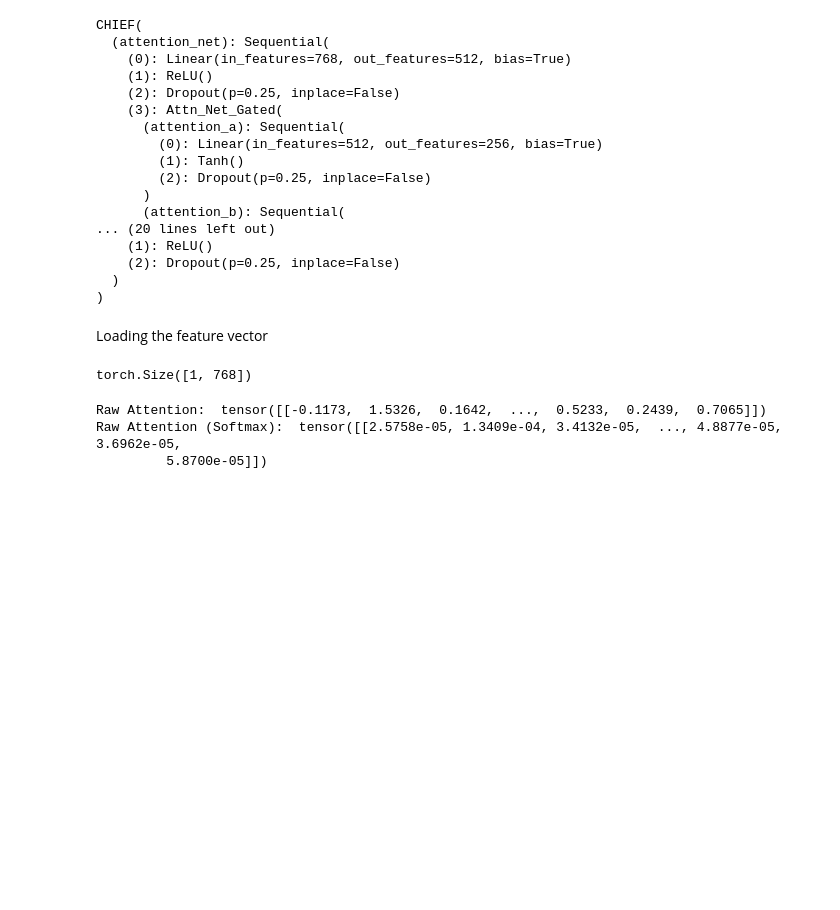
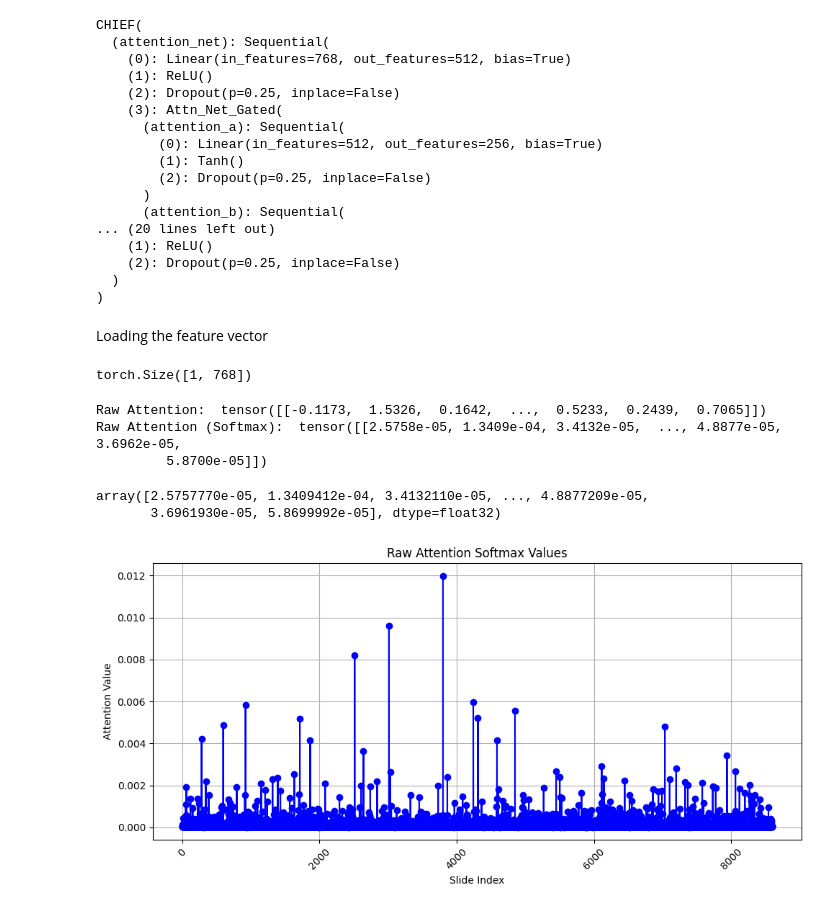
Before and after one commit to embedded-robotics/path-agent, a Jupyter notebook: test_chief.ipynb, the cells around one changed output. Drawn from its saved outputs; the diff is of its cells as text; code cells hidden in the pictures; blank space fills up the shorter version.

Commit message:
Adding the latest attention score

```diff
--- a/test_chief.ipynb
+++ b/test_chief.ipynb
@@ -146,3 +142,24 @@ print("Raw Attention (Softmax): ", torch.nn.functional.softmax(result['attention
 Raw Attention:  tensor([[-0.1173,  1.5326,  0.1642,  ...,  0.5233,  0.2439,  0.7065]])
 Raw Attention (Softmax):  tensor([[2.5758e-05, 1.3409e-04, 3.4132e-05,  ..., 4.8877e-05, 3.6962e-05,
          5.8700e-05]])
+# %%
+raw_attention_softmax = torch.nn.functional.softmax(result['attention_raw'], dim=1).squeeze().cpu().numpy()
+raw_attention_softmax
+# %% [output]
+array([2.5757770e-05, 1.3409412e-04, 3.4132110e-05, ..., 4.8877209e-05,
+       3.6961930e-05, 5.8699992e-05], dtype=float32)
+# %%
+x_data = list(range(0,len(raw_attention_softmax)))
+y_data = raw_attention_softmax.tolist()
+
+plt.figure(figsize=(10, 5))
+plt.plot(x_data, y_data, marker='o', linestyle='-', color='b')
+plt.title('Raw Attention Softmax Values')
+plt.xlabel('Slide Index')
+plt.ylabel('Attention Value')
+plt.xticks(rotation=45)
+plt.grid()
+plt.tight_layout()
+plt.show()
+# %% [output]
+[figure, added]
```
Also changed, not shown: parts of 4 cells of this notebook.
